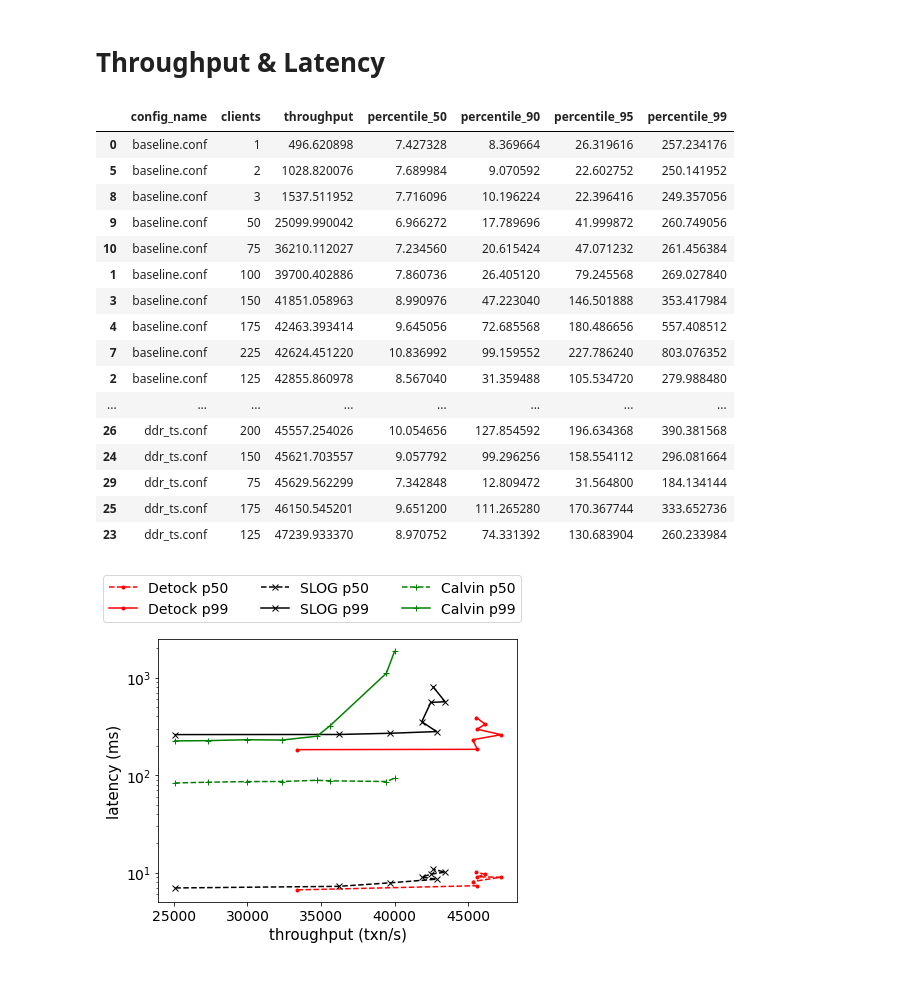
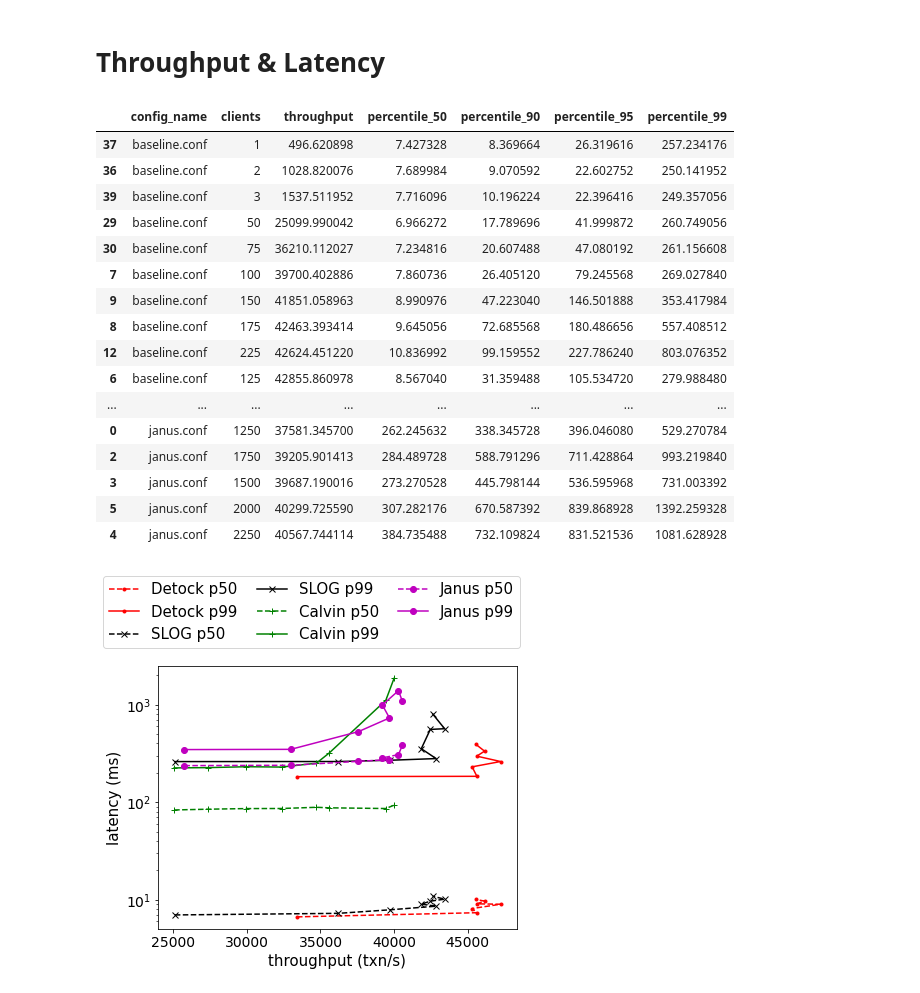
Before and after one commit to umd-dslam/DetockAnalysis, a Jupyter notebook: 4-TPC-C.ipynb, the cells around one changed output. Drawn from its saved outputs; the diff is of its cells as text; code cells hidden in the pictures.

```diff
--- a/4-TPC-C.ipynb
+++ b/4-TPC-C.ipynb
@@ -27,6 +22,7 @@ import matplotlib.pyplot as plt
 import pandas as pd
 import pyspark.sql.functions as F
 import pyspark.sql.types as T
+import matplotlib
 
 from cycler import cycler
 from pyspark.sql.functions import col, lit
@@ -36,7 +32,9 @@ from common import *
 plt.rc('axes', labelsize=15, titlesize=15)
 plt.rc('xtick', labelsize=14)
 plt.rc('ytick', labelsize=14)
-plt.rc('legend', fontsize=14)
+plt.rc('legend', fontsize=15)
+matplotlib.rcParams['pdf.fonttype'] = 42
+matplotlib.rcParams['ps.fonttype'] = 42
 # %%
 PREFIX = "main/tpcc"
 IGNORE_CACHE = False
@@ -78,7 +76,7 @@ def compute_throughput(prefix):
         spark,
         prefix,
         start_offset_sec=5,
-        duration_sec=20
+        duration_sec=20,
     ).first().throughput
     print(prefix, res)
     return res
@@ -155,13 +154,14 @@ index_sdf = get_index(spark, PREFIX)
 
 latency_sdf = latency(spark, map(
         lambda r : r.prefix,
-        index_sdf.select("prefix").collect()
+        index_sdf.select("prefix").collect(),
     ))\
     .join(index_sdf, on="prefix")\
     .withColumn(
         "coordinator_region",
         F.when(F.col("config_name") == "calvin.conf", F.shiftright(col("coordinator"), 16))\
             .when(F.col("config_name") == "calvin_paxos.conf", F.shiftright(col("coordinator"), 16))\
+            .when(F.col("config_name") == "janus.conf", F.shiftright(col("coordinator"), 24))\
             .when(F.col("config_name") == "baseline.conf", F.shiftright(col("coordinator"), 24))\
             .otherwise(F.col("coordinator") / 4)\
         .cast(T.IntegerType())
@@ -276,10 +379,20 @@ calvin_pct = from_cache_or_compute(
     ignore_cache=IGNORE_CACHE,
 )
 
+janus_pct = from_cache_or_compute(
+    f'{PREFIX}/janus_latency_pct.parquet',
+    lambda: latency_sdf.where((col("config_name") == "janus.conf"))\
+        .groupBy("clients")\
+        .agg(*percentile_cols)\
+        .toPandas(),
+    ignore_cache=IGNORE_CACHE,
+)
+
 latency_pct_df = pd.concat([
     baseline_pct.assign(config_name="baseline.conf"),
     ddr_ts_pct.assign(config_name="ddr_ts.conf"),
     calvin_pct.assign(config_name="calvin.conf"),
+    janus_pct.assign(config_name="janus.conf"),
 ])
 
 throughput_latency_df = throughput_df[["config_name", "clients", "throughput"]].merge(
@@ -289,50 +402,53 @@ throughput_latency_df = throughput_df[["config_name", "clients", "throughput"]].
 throughput_latency_df.sort_values(["config_name", "throughput"])
 # %% [output]
 |  | config_name | clients | throughput | percentile_50 | percentile_90 | percentile_95 | percentile_99 |
-| 0 | baseline.conf | 1 | 496.620898 | 7.427328 | 8.369664 | 26.319616 | 257.234176 |
-| 5 | baseline.conf | 2 | 1028.820076 | 7.689984 | 9.070592 | 22.602752 | 250.141952 |
-| 8 | baseline.conf | 3 | 1537.511952 | 7.716096 | 10.196224 | 22.396416 | 249.357056 |
-| 9 | baseline.conf | 50 | 25099.990042 | 6.966272 | 17.789696 | 41.999872 | 260.749056 |
-| 10 | baseline.conf | 75 | 36210.112027 | 7.234560 | 20.615424 | 47.071232 | 261.456384 |
-| 1 | baseline.conf | 100 | 39700.402886 | 7.860736 | 26.405120 | 79.245568 | 269.027840 |
-| 3 | baseline.conf | 150 | 41851.058963 | 8.990976 | 47.223040 | 146.501888 | 353.417984 |
-| 4 | baseline.conf | 175 | 42463.393414 | 9.645056 | 72.685568 | 180.486656 | 557.408512 |
-| 7 | baseline.conf | 225 | 42624.451220 | 10.836992 | 99.159552 | 227.786240 | 803.076352 |
-| 2 | baseline.conf | 125 | 42855.860978 | 8.567040 | 31.359488 | 105.534720 | 279.988480 |
+| 37 | baseline.conf | 1 | 496.620898 | 7.427328 | 8.369664 | 26.319616 | 257.234176 |
+| 36 | baseline.conf | 2 | 1028.820076 | 7.689984 | 9.070592 | 22.602752 | 250.141952 |
+| 39 | baseline.conf | 3 | 1537.511952 | 7.716096 | 10.196224 | 22.396416 | 249.357056 |
+| 29 | baseline.conf | 50 | 25099.990042 | 6.966272 | 17.789696 | 41.999872 | 260.749056 |
+| 30 | baseline.conf | 75 | 36210.112027 | 7.234816 | 20.607488 | 47.080192 | 261.156608 |
+| 7 | baseline.conf | 100 | 39700.402886 | 7.860736 | 26.405120 | 79.245568 | 269.027840 |
+| 9 | baseline.conf | 150 | 41851.058963 | 8.990976 | 47.223040 | 146.501888 | 353.417984 |
+| 8 | baseline.conf | 175 | 42463.393414 | 9.645056 | 72.685568 | 180.486656 | 557.408512 |
+| 12 | baseline.conf | 225 | 42624.451220 | 10.836992 | 99.159552 | 227.786240 | 803.076352 |
+| 6 | baseline.conf | 125 | 42855.860978 | 8.567040 | 31.359488 | 105.534720 | 279.988480 |
 | ... | ... | ... | ... | ... | ... | ... | ... |
-| 26 | ddr_ts.conf | 200 | 45557.254026 | 10.054656 | 127.854592 | 196.634368 | 390.381568 |
-| 24 | ddr_ts.conf | 150 | 45621.703557 | 9.057792 | 99.296256 | 158.554112 | 296.081664 |
-| 29 | ddr_ts.conf | 75 | 45629.562299 | 7.342848 | 12.809472 | 31.564800 | 184.134144 |
-| 25 | ddr_ts.conf | 175 | 46150.545201 | 9.651200 | 111.265280 | 170.367744 | 333.652736 |
-| 23 | ddr_ts.conf | 125 | 47239.933370 | 8.970752 | 74.331392 | 130.683904 | 260.233984 |
+| 0 | janus.conf | 1250 | 37581.345700 | 262.245632 | 338.345728 | 396.046080 | 529.270784 |
+| 2 | janus.conf | 1750 | 39205.901413 | 284.489728 | 588.791296 | 711.428864 | 993.219840 |
+| 3 | janus.conf | 1500 | 39687.190016 | 273.270528 | 445.798144 | 536.595968 | 731.003392 |
+| 5 | janus.conf | 2000 | 40299.725590 | 307.282176 | 670.587392 | 839.868928 | 1392.259328 |
+| 4 | janus.conf | 2250 | 40567.744114 | 384.735488 | 732.109824 | 831.521536 | 1081.628928 |
 # %%
 fig, ax = plt.subplots(1, 1, figsize=(6, 4.5))
-config_names = ["ddr_ts.conf", "baseline.conf", "calvin.conf"]
+config_names = ["ddr_ts.conf", "baseline.conf", "calvin.conf", "janus.conf"]
 config_to_label = {
     'baseline.conf': 'SLOG',
     'ddr_only.conf': 'Detock (without Opportunistic Ordering)',
     'ddr_ts.conf': 'Detock',
     'calvin.conf': 'Calvin',
+    'janus.conf': 'Janus',
 }
 
-ax.set_prop_cycle((cycler(marker=['.', 'x', '+']) + cycler(color='rkg')) * cycler(linestyle=['--', '-']))
+ax.set_prop_cycle((cycler(marker=['.', 'x', '+', 'o']) + cycler(color='rkgm')) * cycler(linestyle=['--', '-']))
 
 for config in config_names:
     label = config_to_label[config]
     mask = throughput_latency_df.config_name == config
     if config == "calvin.conf":
         mask &= throughput_latency_df.clients > 100
+    elif config == "janus.conf":
+        mask &= throughput_latency_df.clients > 500
     else:
         mask &= throughput_latency_df.clients > 25
     throughput_latency_df[mask].plot(x="throughput", y="percentile_50", label=f"{label} p50", ax=ax, legend=False)
     throughput_latency_df[mask].plot(x="throughput", y="percentile_99", label=f"{label} p99", ax=ax, legend=False)
 
 ax.set_yscale('log')
 ax.set_ylabel("latency (ms)")
 ax.set_xlabel("throughput (txn/s)")
 fig.legend(bbox_to_anchor=(0, 1, 1, 0), loc='lower left', mode='expand', ncol=3)
 fig.tight_layout()
 fig.savefig('output/tpcc-throughput-latency.pdf', bbox_inches='tight')
-fig.savefig('output/tpcc-throughput-latency.png', bbox_inches='tight')
+fig.savefig('output/tpcc-throughput-latency.jpg', bbox_inches='tight')
 # %% [output]
-[figure, old version]
+[figure, new version]
```
Also changed, not shown: parts of 6 cells of this notebook, 20 other files.
